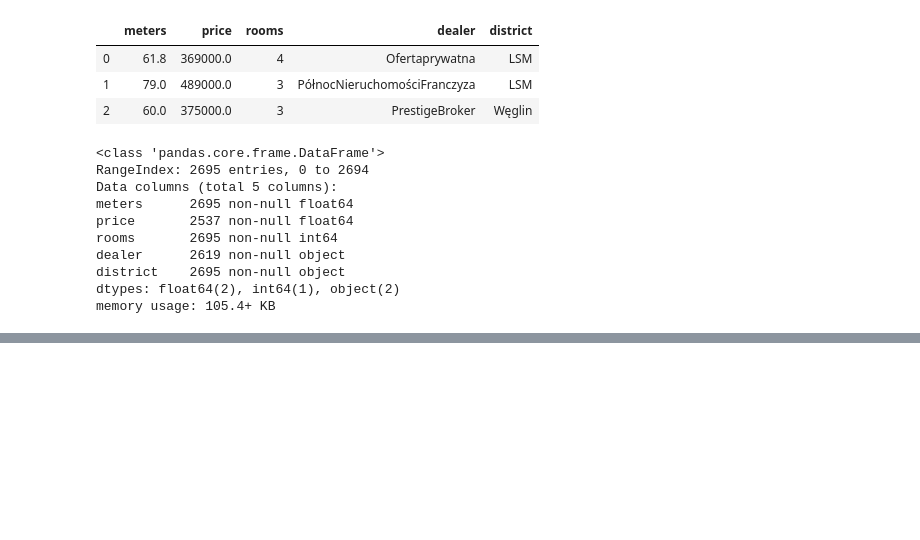
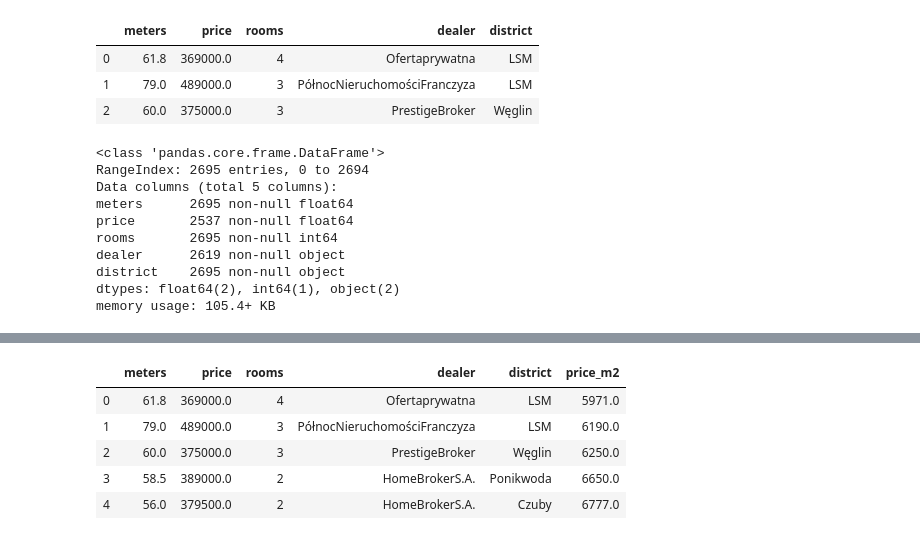
Before and after one commit to robertdigital/apartments_for_sale-analysis, a Jupyter notebook: main.ipynb, the cells around one changed output, grey strips where cells are left out. Drawn from its saved outputs; the diff is of its cells as text; code cells hidden in the pictures; blank space fills up the shorter version.

```diff
--- a/main.ipynb
+++ b/main.ipynb
@@ -66,0 +72,10 @@ Name: district, dtype: int64
+# %%
+df["price_m2"] = round(df["price"] / df["meters"])
+df.head()
+# %% [output]
+|  | meters | price | rooms | dealer | district | price_m2 |
+| 0 | 61.8 | 369000.0 | 4 | Ofertaprywatna | LSM | 5971.0 |
+| 1 | 79.0 | 489000.0 | 3 | PółnocNieruchomościFranczyza | LSM | 6190.0 |
+| 2 | 60.0 | 375000.0 | 3 | PrestigeBroker | Węglin | 6250.0 |
+| 3 | 58.5 | 389000.0 | 2 | HomeBrokerS.A. | Ponikwoda | 6650.0 |
+| 4 | 56.0 | 379500.0 | 2 | HomeBrokerS.A. | Czuby | 6777.0 |
```
Also changed, not shown: parts of 6 cells of this notebook, 6 other files.
